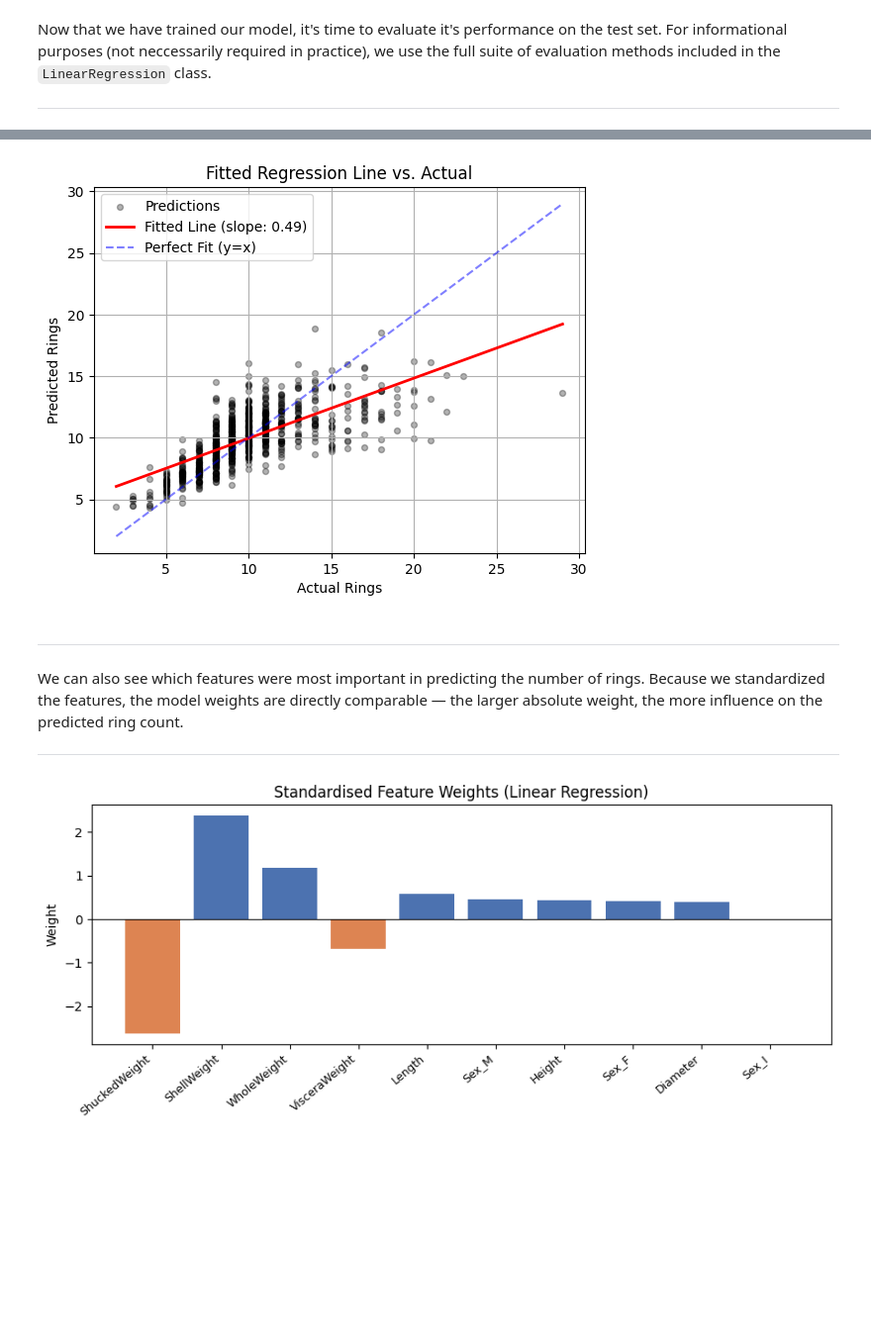
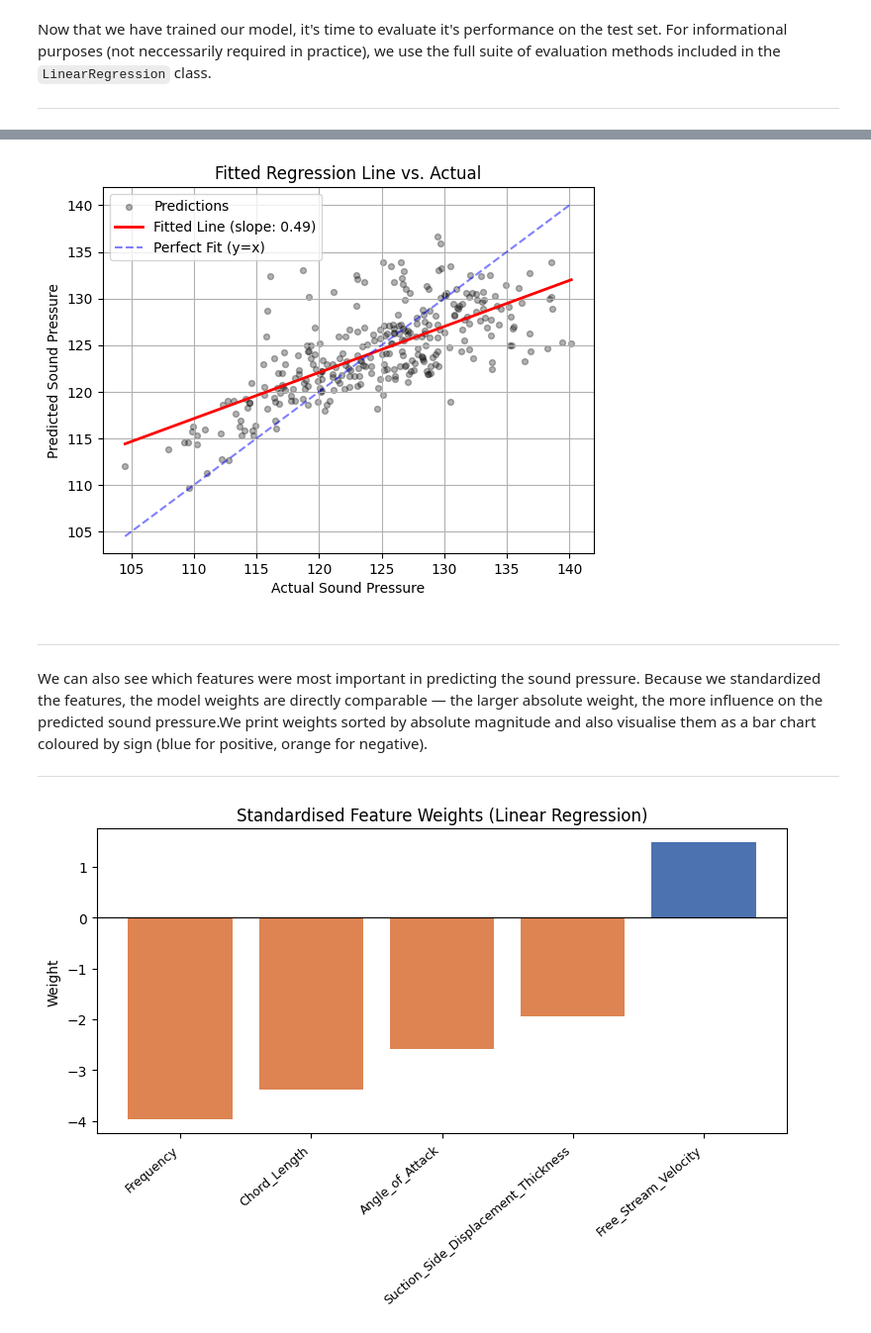
Before and after one commit to jtw8riceedu/JTW8-CMOR438-DataSci-ML, a Jupyter notebook: examples/supervised_learning/Linear Regression/linear_regression.ipynb, the cells around one changed output, grey strips where cells are left out. Shown at 99% size. Drawn from its saved outputs; the diff is of its cells as text; code cells hidden in the pictures; blank space fills up the shorter version.

```diff
--- a/examples/supervised_learning/Linear Regression/linear_regression.ipynb
+++ b/examples/supervised_learning/Linear Regression/linear_regression.ipynb
@@ -130,0 +83,21 @@ The correlation heatmap shows that shell weight and diameter correlate most stro
+# %%
+# Correlation heat map (features + target)
+X_with_target = X.copy()
+X_with_target["Scaled_Sound_Pressure"] = y
+corr = X_with_target.corr()
+
+fig, ax = plt.subplots(figsize=(7, 5))
+im = ax.imshow(corr, cmap="coolwarm", vmin=-1, vmax=1)
+ax.set_xticks(range(len(corr))); ax.set_yticks(range(len(corr)))
+ax.set_xticklabels(corr.columns, rotation=45, ha="right", fontsize=9)
+ax.set_yticklabels(corr.columns, fontsize=9)
+for i in range(len(corr)):
+    for j in range(len(corr)):
+        ax.text(j, i, f"{corr.iloc[i,j]:.2f}", ha="center", va="center", fontsize=7,
+                color="white" if abs(corr.iloc[i,j]) > 0.6 else "black")
+plt.colorbar(im, ax=ax, fraction=0.04)
+ax.set_title("Feature and Target Correlation Matrix")
+plt.show()
+
+print("\nCorrelation with Sound Pressure (dB):")
+print(corr["Scaled_Sound_Pressure"].drop("Scaled_Sound_Pressure").sort_values().round(3).to_string())
@@ -135,16 +123,12 @@ We one-hot encode the categorical Sex feature, then apply StandardScaler so grad
 
 ---
 # %%
-# One-hot encode 'Sex'
-X_enc = pd.get_dummies(X, columns=["Sex"], drop_first=False).astype(float)
-X_arr = X_enc.values
+X_arr = X.values.astype(float)
+X_train, X_test, y_train, y_test = train_test_split(X_arr, y, test_size=0.2, random_state=42)
 
-# Train/test split
-X_train, X_test, y_train, y_test = train_test_split(X_arr, y, test_size=0.2, random_state=42)
-print(f"\nTrain: {X_train.shape[0]} samples  |  Test: {X_test.shape[0]} samples")
-
-# Scale features
 scaler = StandardScaler()
 X_train_s = scaler.fit_transform(X_train)
 X_test_s  = scaler.transform(X_test)
+
+print(f"Train: {X_train.shape[0]} samples  |  Test: {X_test.shape[0]} samples")
 # %% [output]
@@ -159,6 +143,6 @@ Next, we train the linear regression model on the scaled feature data, setting t
 # Define and train the linear regression model
 
 model = LinearRegression()
-model.train(X_train_s, y_train, eta=0.01, epochs=2000)
+model.train(X_train_s, y_train, eta=0.05, epochs=3000)
 print(f"Final training MSE: {model.losses[-1]:.4f}")
 # %% [output]
@@ -208,46 +201,45 @@ Our model returns an R-squared value of 0.49, which implies that 49% of the tota
 # Scatter plot of the data
 plt.scatter(y_test, y_pred_test, alpha=0.3, s=18, color="black", label="Predictions")
 
-# 2. Calculate the FITTED regression line (y = mx + b)
+# Calculate the fitted regression line (y = mx + b)
 m, b = np.polyfit(y_test, y_pred_test, 1)
 x_range = np.array([y_test.min(), y_test.max()])
 plt.plot(x_range, m * x_range + b, color="red", linewidth=2, label=f"Fitted Line (slope: {m:.2f})")
 
-# Reference: true unknown regression line
+# Plot the true unknown regression line as a referebce
 plt.plot(x_range, x_range, "r--", alpha=0.5, label="Perfect Fit (y=x)", color = "blue")
 
 # Formatting
 plt.title("Fitted Regression Line vs. Actual", fontsize=12)
-plt.xlabel("Actual Rings")
-plt.ylabel("Predicted Rings")
+plt.xlabel("Actual Sound Pressure")
+plt.ylabel("Predicted Sound Pressure")
 plt.grid(zorder = 1)
 plt.legend()
 plt.show()
 # %% [output]
-[figure, old version]
+[figure, new version]
 # %% [markdown]
 ---
 
-We can also see which features were most important in predicting the number of rings. Because we standardized the features, the model weights are directly comparable — the larger absolute weight, the more influence on the predicted ring count.
+We can also see which features were most important in predicting the sound pressure. Because we standardized the features, the model weights are directly comparable — the larger absolute weight, the more influence on the predicted sound pressure.We print weights sorted by absolute magnitude and also visualise them as a bar chart coloured by sign (blue for positive, orange for negative).
 
 ---
 # %%
-feat_names = list(X_enc.columns)
+feat_names = list(X.columns)
 weights = model.weights
 
 order = np.argsort(np.abs(weights))[::-1]
 colors = ["#4C72B0" if w > 0 else "#DD8452" for w in weights[order]]
 
 plt.figure(figsize=(9, 4))
 plt.bar(range(len(feat_names)), weights[order], color=colors)
 plt.xticks(range(len(feat_names)), [feat_names[i] for i in order], rotation=40, ha="right", fontsize=9)
 plt.axhline(0, color="black", linewidth=0.8)
 plt.title("Standardised Feature Weights (Linear Regression)")
 plt.ylabel("Weight")
-plt.tight_layout()
 plt.show()
 # %% [output]
-[figure, old version]
+[figure, new version]
 # %% [markdown]
 ---
 
```
Also changed, not shown: parts of 18 cells of this notebook, 14 other files.
